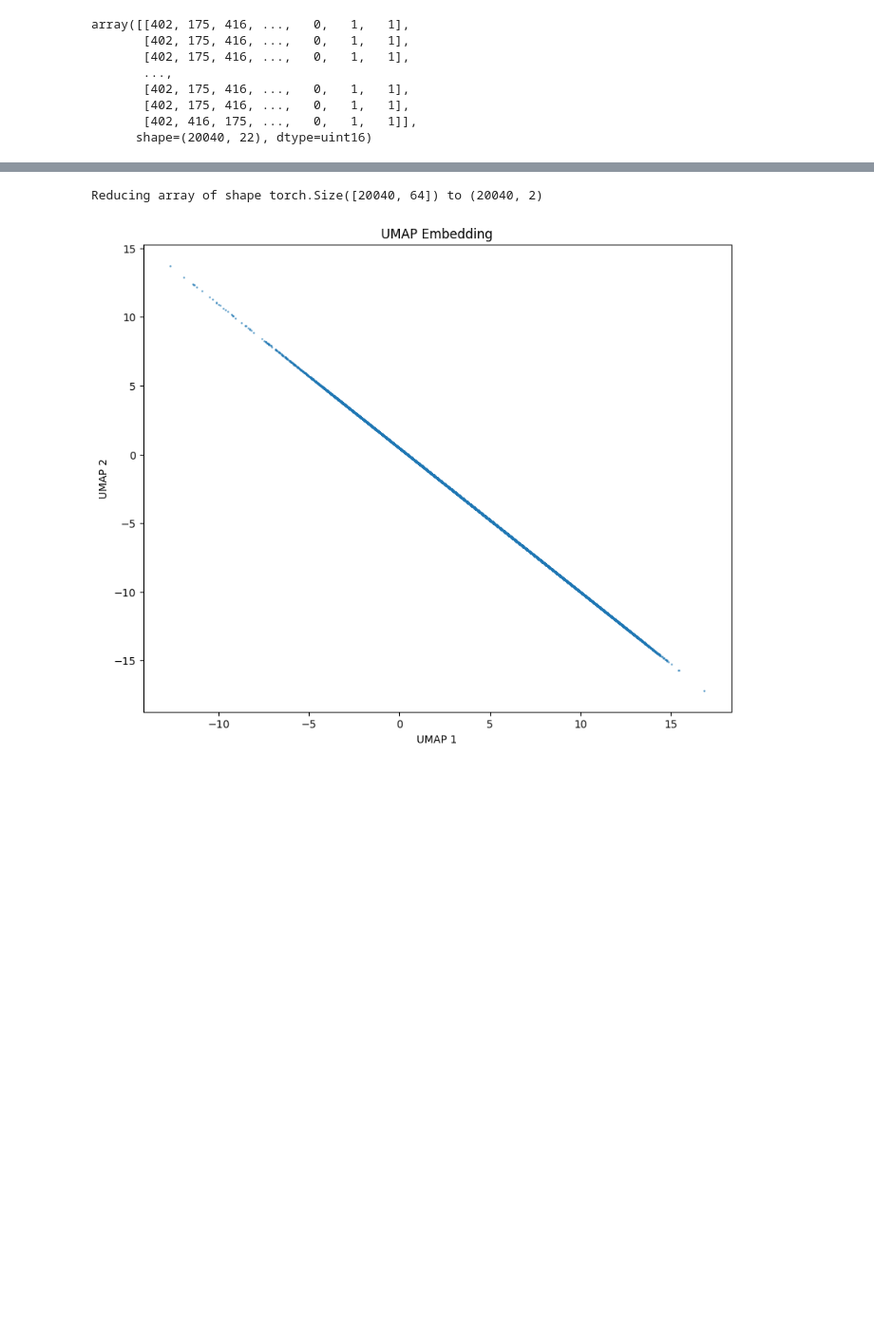
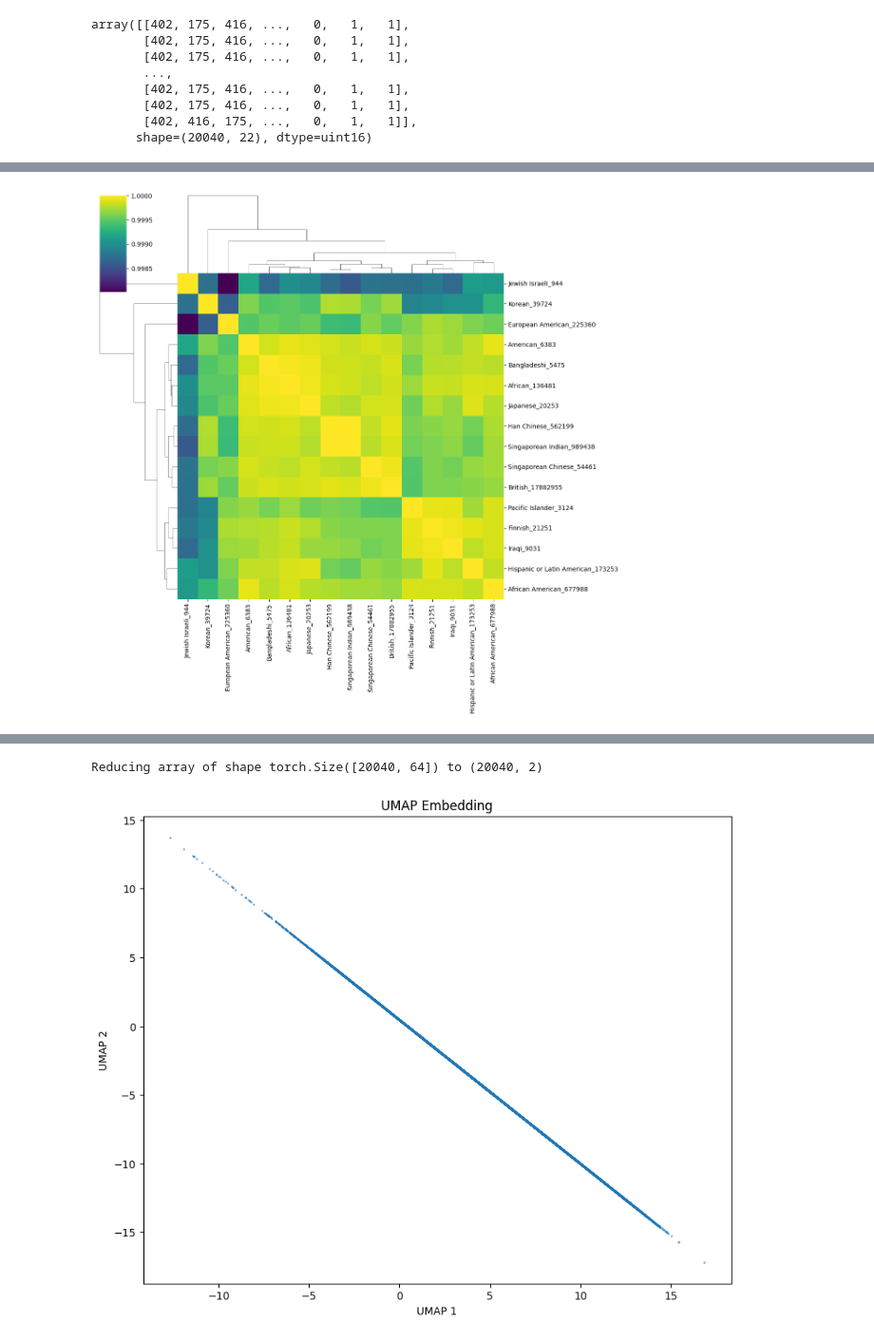
Before and after one commit to cantinilab/scPRINT, a Jupyter notebook: notebooks/scPRINT-2-repro-notebooks/large_dataset_analysis.ipynb, the cells around one changed output, grey strips where cells are left out. Shown at 95% size. Saved outputs shown, nothing was run; the diff lists cells and outputs as text; code cells hidden in the pictures; blank space fills up the shorter version.

```diff
--- a/notebooks/scPRINT-2-repro-notebooks/large_dataset_analysis.ipynb
+++ b/notebooks/scPRINT-2-repro-notebooks/large_dataset_analysis.ipynb
@@ -171,0 +379,23 @@ accessed like so: cell_labels = cl[:, 0:3]; cell_labels_score = score[:, 0:3]
+# %%
+max_cells = 1_000
+results = {}
+# Get unique groups, excluding NaNs
+
+for group in np.unique(cl[:, -8]):
+    # Get indices for the group
+    indices = np.argwhere(cl[:, -8] == group).flatten()
+    total_cells = len(indices)
+
+    # Randomly sample if count exceeds max_cells
+    if len(indices) > max_cells:
+        indices = np.random.choice(indices, max_cells, replace=False)
+    print(len(indices))
+
+    # Calculate mean of the embedding
+    results[
+        res[decoders["self_reported_ethnicity_ontology_term_id"][str(group)]]
+        + "_"
+        + str(total_cells)
+    ] = np.mean(embs[indices, -20:-12], axis=0)
+df_avg = pd.DataFrame(results).T
+df_avg
@@ -171,0 +436,12 @@ accessed like so: cell_labels = cl[:, 0:3]; cell_labels_score = score[:, 0:3]
+# %%
+# Compute cosine similarity
+similarity_matrix = cosine_similarity(df_avg)
+similarity_df = pd.DataFrame(
+    similarity_matrix, index=df_avg.index, columns=df_avg.index
+)
+
+# Plot using clustermap
+sns.clustermap(similarity_df, cmap="viridis", figsize=(12, 12))
+plt.show()
+# %% [output]
+[figure, added]
```
Also changed, not shown: parts of 34 cells of this notebook, 16 other files.
